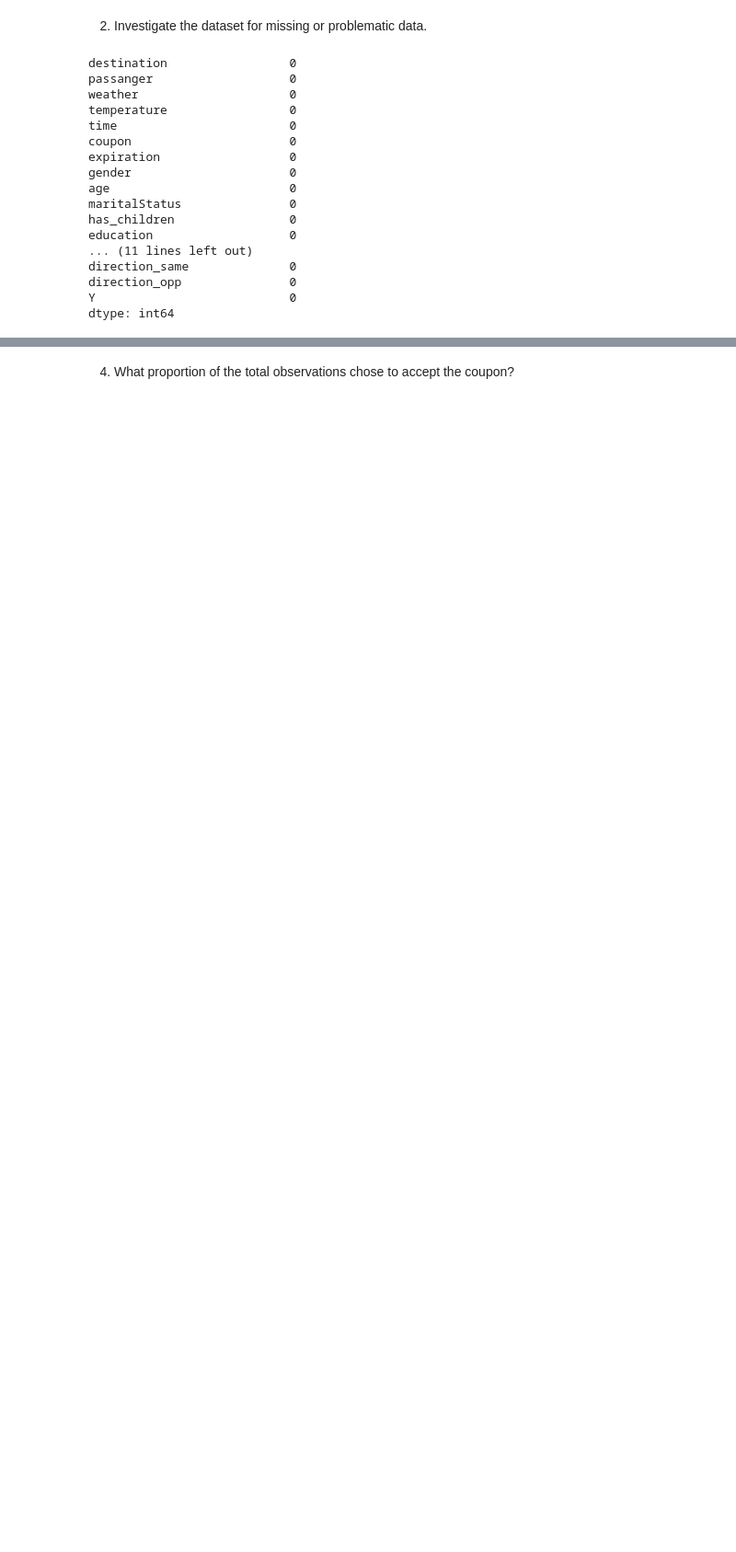
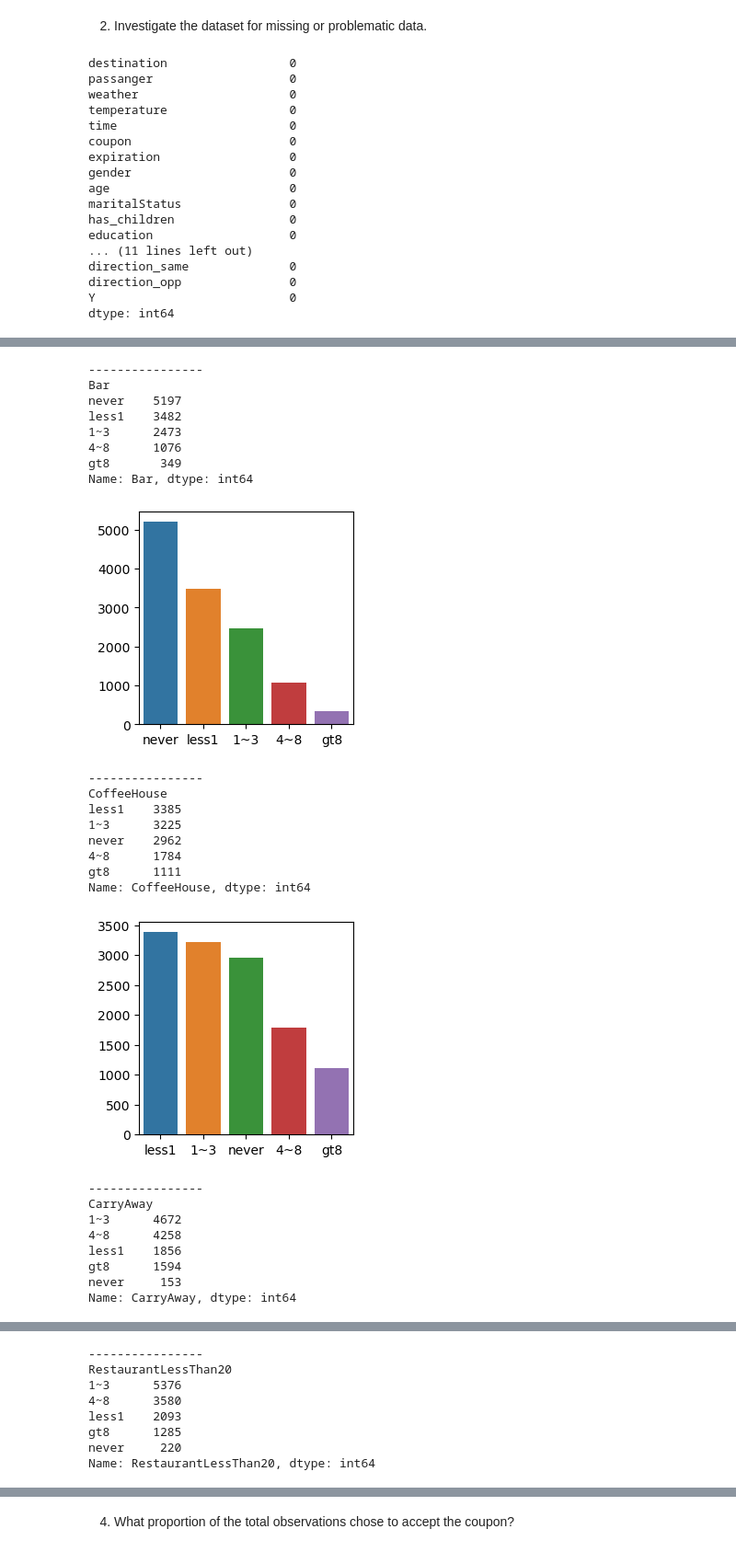
Before and after one commit to Harish7882/UCB_ML_CLASS, a Jupyter notebook: practical_applns/assignment5_1_starter/prompt.ipynb, the cells around one changed output, grey strips where cells are left out. Shown: that part at 92% size. Saved outputs shown, nothing was run; the diff lists cells and outputs as text; code cells hidden in the pictures; blank space fills up the shorter version.

```diff
--- a/practical_applns/assignment5_1_starter/prompt.ipynb
+++ b/practical_applns/assignment5_1_starter/prompt.ipynb
@@ -122,0 +129,39 @@ dtype: int64
+# %%
+col_list = ['Bar','CoffeeHouse','CarryAway','RestaurantLessThan20','Restaurant20To50']
+
+for x in col_list:
+    count = None
+    count = data[x].value_counts()
+    print("----------------")
+    print(x)
+    print(count)
+    fig, ax = plt.subplots(figsize=(3, 3))
+    sns.barplot(x=count.index, y=count.values)
+    plt.show()
+# %% [output]
+----------------
+Bar
+never    5197
+less1    3482
+1~3      2473
+4~8      1076
+gt8       349
+Name: Bar, dtype: int64
+[figure, added]
+----------------
+CoffeeHouse
+less1    3385
+1~3      3225
+never    2962
+4~8      1784
+gt8      1111
+Name: CoffeeHouse, dtype: int64
+[figure, added]
+----------------
+CarryAway
+1~3      4672
+4~8      4258
+less1    1856
+gt8      1594
+never     153
+Name: CarryAway, dtype: int64
@@ -122,0 +169,8 @@ dtype: int64
+----------------
+RestaurantLessThan20
+1~3      5376
+4~8      3580
+less1    2093
+gt8      1285
+never     220
+Name: RestaurantLessThan20, dtype: int64
```
Also changed, not shown: parts of 15 cells of this notebook, 1 other file.
